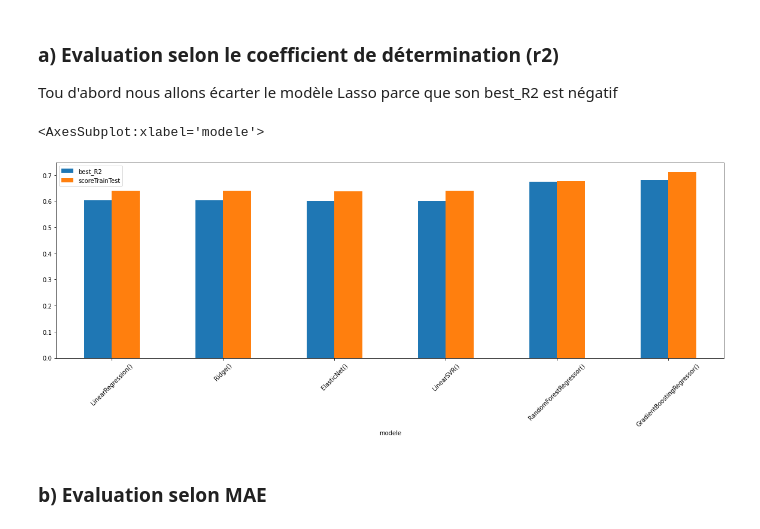
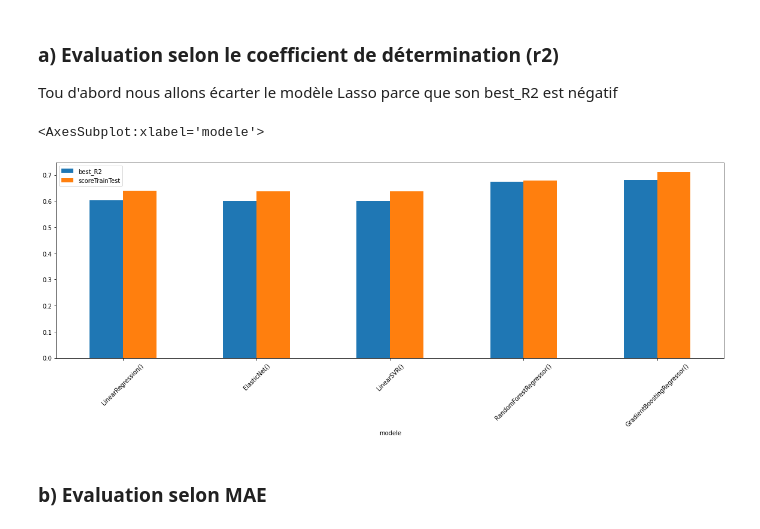
Before and after one commit to Soumaya-kh/seattle-city, a Jupyter notebook: Pélec_02_code.ipynb, the cells around one changed output. Cells and saved outputs as stored; diff of their text form; code cells hidden in the pictures.

```diff
--- a/Pélec_02_code.ipynb
+++ b/Pélec_02_code.ipynb
@@ -181,7 +180,7 @@ scoring = {"MAE" : "neg_median_absolute_error",
 # %%
 #création du dataframe où on va sauvegarder tout les résultats
 column_names = ["modele", "variable", "best_params", "best_R2", "MAE", "training_time",\
-                "scoreTrainTest", "best_estimator"]
+                "score", "best_estimator"]
 resultDf = pd.DataFrame(columns = column_names)
 resultDf
 # %% [output]
@@ -231,7 +230,7 @@ def trainModel (model, hyper_param, resultDf):
               'variable': var, 'best_params': bestParams,
               'best_R2':R2 , 'MAE':MAE,
               'best_estimator': grid.best_estimator_,
-              'scoreTrainTest': grid.best_estimator_.score(x_test, y_test[var]),
+              'score': grid.best_estimator_.score(x_test, y_test[var]),
               'training_time' : training_time}
         resultDf = resultDf.append(newRow, ignore_index = True)
 
@@ -270,10 +266,0 @@ df
-# %%
-from sklearn.linear_model import Ridge
-import numpy as np
-
-#param_ridge = {'alphas': np.logspace(-5, 5, 200)}
-alphas= np.logspace(-5, 5, 200)
-
-param_ridge = {'alpha': alphas}
-
-resultDf = trainModel(Ridge(), param_ridge, resultDf)
@@ -290,6 +266,0 @@ resultDf
-# %%
-from sklearn.linear_model import Lasso
-
-alphas = np.logspace(-5, 1, 300)
-param_lasso = {'alpha': alphas}
-resultDf = trainModel(Lasso(fit_intercept=False), param_lasso, resultDf)
@@ -506,10 +443,10 @@ Tou d'abord nous allons écarter le modèle Lasso parce que son best_R2 est nég
 # %%
 dfEnergyUse = dfEnergyUse[dfEnergyUse['best_R2']>0]
 #visualiser la comparaison entre le coefficient de determination r2 sur le train-set (orange) et sur le test-set (bleu)
-dfEnergyUse.plot(kind='bar',x='modele', y=['best_R2','scoreTrainTest'], stacked=False,rot=45,figsize=(20,6))
+dfEnergyUse.plot(kind='bar',x='modele', y=['best_R2','score'], stacked=False,rot=45,figsize=(20,6))
 # %% [output]
 <AxesSubplot:xlabel='modele'>
-[figure, old version]
+[figure, new version]
 # %% [markdown]
 ### b) Evaluation selon MAE
 # %%
```
Also changed, not shown: parts of 64 cells of this notebook.
